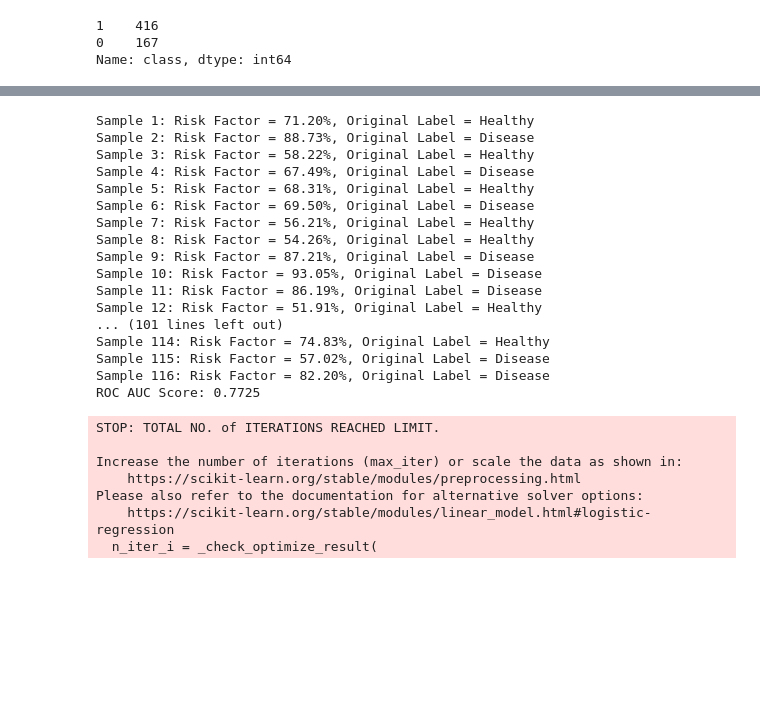
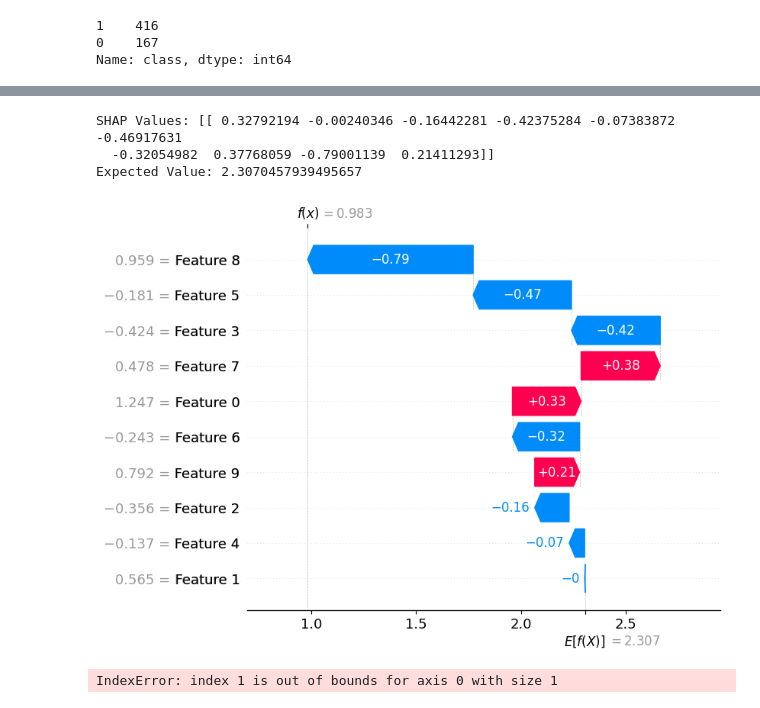
Before and after one commit to koushikroy/liver_disease_prediction, a Jupyter notebook: risk_factor.ipynb, the cells around one changed output, grey strips where cells are left out. Cells and saved outputs as stored; diff of their text form; code cells hidden in the pictures; blank space fills up the shorter version.

```diff
--- a/risk_factor.ipynb
+++ b/risk_factor.ipynb
@@ -106,73 +158,59 @@ import numpy as np
 import pandas as pd
 from sklearn.model_selection import train_test_split
 from sklearn.linear_model import LogisticRegression
-from sklearn.preprocessing import LabelEncoder
-from sklearn.metrics import roc_auc_score
+from sklearn.preprocessing import LabelEncoder, StandardScaler
+import shap
 
 # Load your dataset
 data = df.copy().dropna()
 
 # Identify non-numeric columns and encode them using Label Encoding
 non_numeric_columns = data.select_dtypes(include=['object']).columns
 label_encoders = {}
 
 for col in non_numeric_columns:
     le = LabelEncoder()
     data[col] = le.fit_transform(data[col])
     label_encoders[col] = le
+
+# Standardize numeric columns (excluding 'class') using StandardScaler
+numeric_columns = data.select_dtypes(include=[np.number]).columns
+numeric_columns = numeric_columns.drop('class')
+scaler = StandardScaler()
+data[numeric_columns] = scaler.fit_transform(data[numeric_columns])
 
 # Assuming 'class' is the column with binary labels (0 for Healthy, 1 for Disease)
 X = data.drop('class', axis=1)
 y = data['class']
 
 # Split the dataset into training and testing sets
 X_train, X_test, y_train, y_test = train_test_split(X, y, test_size=0.2, random_state=42)
 
 # Create a logistic regression model
 model = LogisticRegression()
 
 # Train the model
 model.fit(X_train, y_train)
 
-# Predict the probabilities of disease
-risk_probabilities = model.predict_proba(X_test)[:, 1]
+# Initialize the SHAP explainer
+explainer = shap.Explainer(model, X_train)
 
-# Calculate risk factors (percentages) based on predicted probabilities
-risk_factors = risk_probabilities * 100
+# Explain the predictions on a single instance (e.g., the first instance in the test set)
+sample_instance = X_test.iloc[0]
+shap_values = explainer(sample_instance.values.reshape(1, -1))
 
-# Print the risk factors with original class labels
-for i, (risk_factor, original_label) in enumerate(zip(risk_factors, y_test)):
-    if original_label == 0:
-        label = 'Healthy'
-    else:
-        label = 'Disease'
-    print(f"Sample {i + 1}: Risk Factor = {risk_factor:.2f}%, Original Label = {label}")
+# Print the SHAP values and expected value
+print("SHAP Values:", shap_values.values)
+print("Expected Value:", explainer.expected_value)
 
-# Optionally, calculate and print the ROC AUC score
-roc_auc = roc_auc_score(y_test, risk_probabilities)
-print(f"ROC AUC Score: {roc_auc:.4f}")
+# Create a waterfall plot for the first instance
+shap.plots.waterfall(shap_values[0])
+
+# Summary plot to show feature importance
+shap.summary_plot(shap_values[1], X_test, feature_names=X_test.columns)
 # %% [output]
-Sample 1: Risk Factor = 71.20%, Original Label = Healthy
-Sample 2: Risk Factor = 88.73%, Original Label = Disease
-Sample 3: Risk Factor = 58.22%, Original Label = Healthy
-Sample 4: Risk Factor = 67.49%, Original Label = Disease
-Sample 5: Risk Factor = 68.31%, Original Label = Healthy
-Sample 6: Risk Factor = 69.50%, Original Label = Disease
-Sample 7: Risk Factor = 56.21%, Original Label = Healthy
-Sample 8: Risk Factor = 54.26%, Original Label = Healthy
-Sample 9: Risk Factor = 87.21%, Original Label = Disease
-Sample 10: Risk Factor = 93.05%, Original Label = Disease
-Sample 11: Risk Factor = 86.19%, Original Label = Disease
-Sample 12: Risk Factor = 51.91%, Original Label = Healthy
-... (101 lines left out)
-Sample 114: Risk Factor = 74.83%, Original Label = Healthy
-Sample 115: Risk Factor = 57.02%, Original Label = Disease
-Sample 116: Risk Factor = 82.20%, Original Label = Disease
-ROC AUC Score: 0.7725
+SHAP Values: [[ 0.32792194 -0.00240346 -0.16442281 -0.42375284 -0.07383872 -0.46917631
+  -0.32054982  0.37768059 -0.79001139  0.21411293]]
+Expected Value: 2.3070457939495657
+[figure, added]
-STOP: TOTAL NO. of ITERATIONS REACHED LIMIT.
-
-Increase the number of iterations (max_iter) or scale the data as shown in:
-    https://scikit-learn.org/stable/modules/preprocessing.html
-Please also refer to the documentation for alternative solver options:
-    https://scikit-learn.org/stable/modules/linear_model.html#logistic-regression
-  n_iter_i = _check_optimize_result(
+IndexError: index 1 is out of bounds for axis 0 with size 1
```
Also changed, not shown: parts of 5 cells of this notebook, 8 other files.
